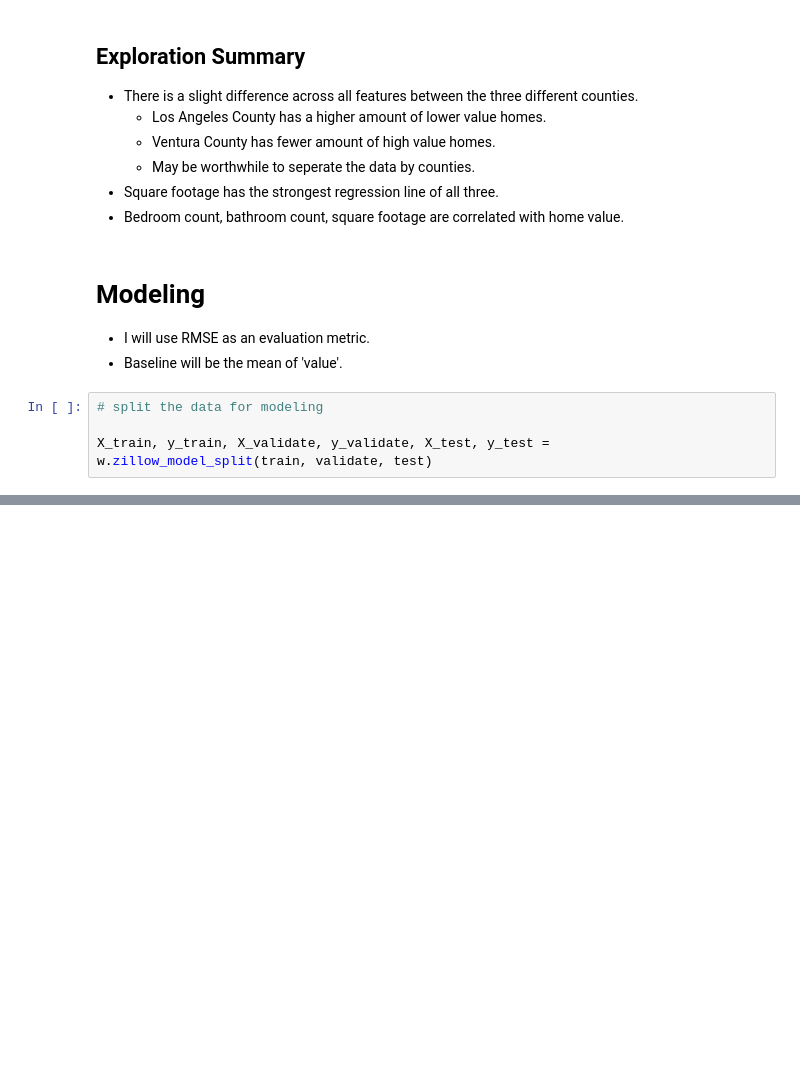
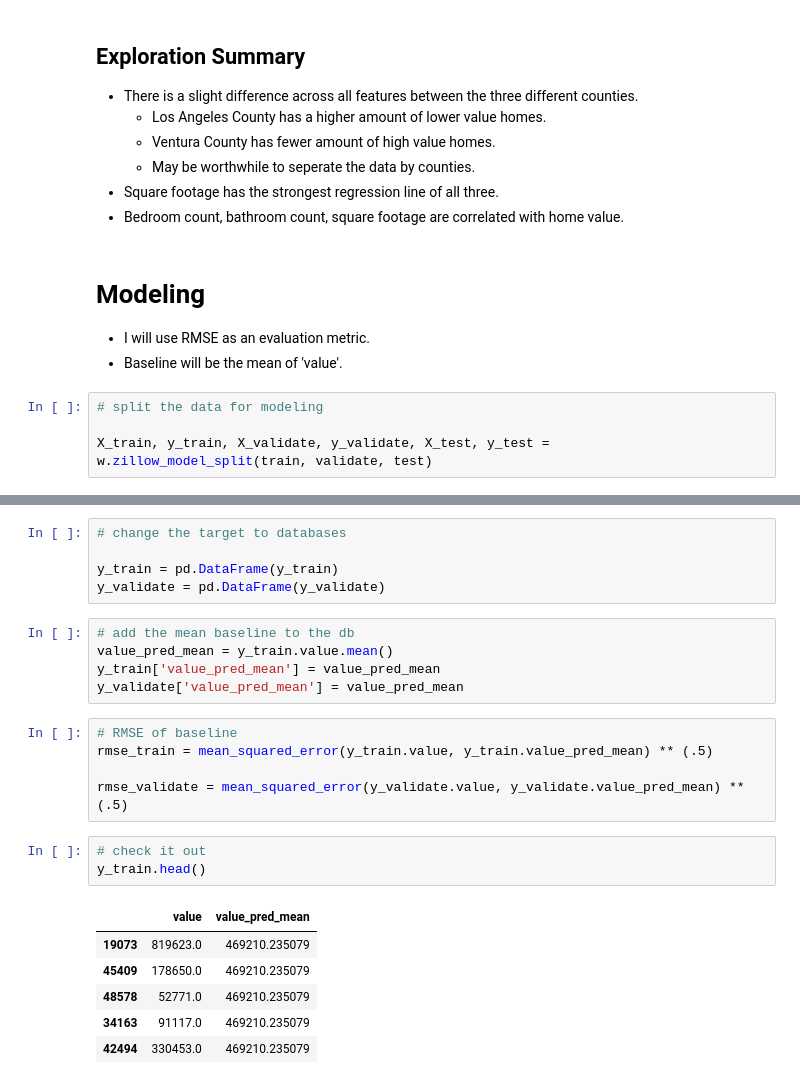
Before and after one commit to elizabethswarren/regression-project, a Jupyter notebook: report.ipynb, the cells around one changed output, grey strips where cells are left out. Cells and saved outputs as stored; diff of their text form; blank space fills up the shorter version.

```diff
--- a/report.ipynb
+++ b/report.ipynb
@@ -302,0 +299,25 @@ X_train, y_train, X_validate, y_validate, X_test, y_test = w.zillow_model_split(
+# %%
+# change the target to databases
+
+y_train = pd.DataFrame(y_train)
+y_validate = pd.DataFrame(y_validate)
+# %%
+# add the mean baseline to the db
+value_pred_mean = y_train.value.mean()
+y_train['value_pred_mean'] = value_pred_mean
+y_validate['value_pred_mean'] = value_pred_mean
+# %%
+# RMSE of baseline
+rmse_train = mean_squared_error(y_train.value, y_train.value_pred_mean) ** (.5)
+
+rmse_validate = mean_squared_error(y_validate.value, y_validate.value_pred_mean) ** (.5)
+# %%
+# check it out
+y_train.head()
+# %% [output]
+|  | value | value_pred_mean |
+| 19073 | 819623.0 | 469210.235079 |
+| 45409 | 178650.0 | 469210.235079 |
+| 48578 | 52771.0 | 469210.235079 |
+| 34163 | 91117.0 | 469210.235079 |
+| 42494 | 330453.0 | 469210.235079 |
```
Also changed, not shown: parts of 8 cells of this notebook, 1 other file.
